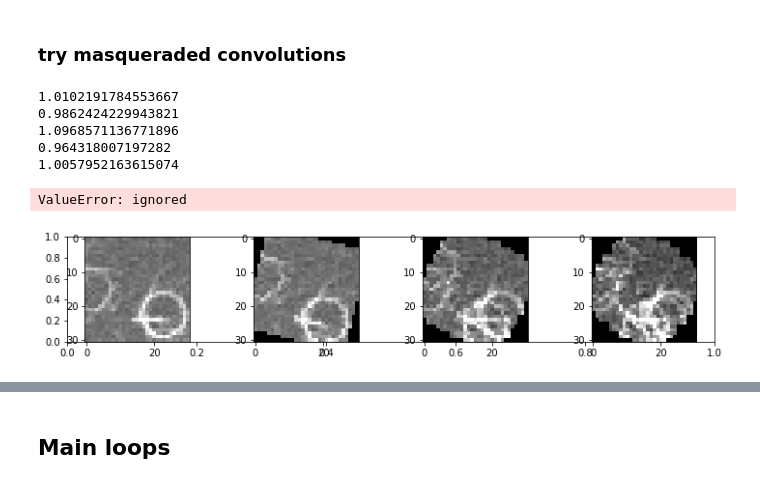
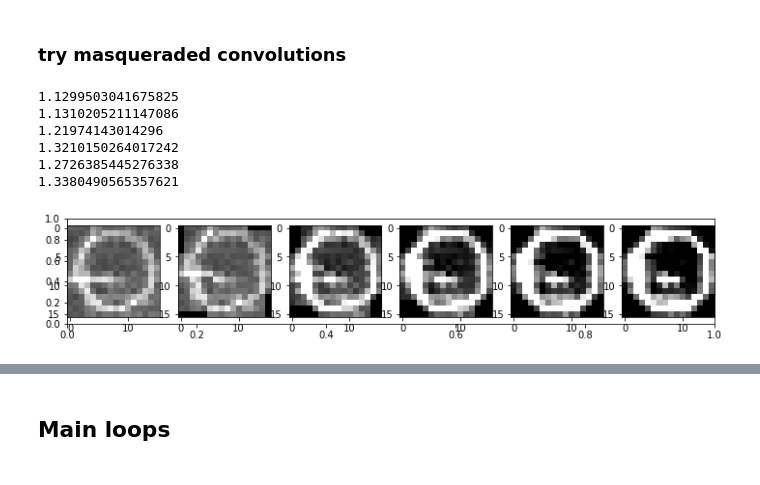
Before and after one commit to andrew-veriga/MathForML, a Jupyter notebook: ConvolutionalCoffieCircles.ipynb, the cells around one changed output, grey strips where cells are left out. Cells and saved outputs as stored; diff of their text form; code cells hidden in the pictures.

```diff
--- a/ConvolutionalCoffieCircles.ipynb
+++ b/ConvolutionalCoffieCircles.ipynb
@@ -426,9 +426,9 @@ ImageSize=Image.shape
 # def mask_conv(size):
   size=16
   ImageSize=[120,170]
-  _angle = np.pi / 12
+  _angle = np.pi / 18
 # def RotateConv(_box,_angle):
-  size = _box.shape[0]
+  # size = _box.shape[0]
   center = np.array([size//2,size//2],dtype=np.int)
   # matrix transformation prepare
   coords = np.indices((size, size)).reshape(2, -1)
@@ -461,11 +461,12 @@ ImageSize=Image.shape
   mask_size = _mask.shape[0]
 
   # add padding
-  pad_size = mask_size // 2
-  horisontal_pad = np.random.rand(ImageSize[0], pad_size)#, dtype=np.float64)
-  vertical_pad = np.random.rand(pad_size, ImageSize[1]+pad_size*2)#, dtype=np.float64)
-  a = np.hstack((horisontal_pad, Image[:ImageSize[0],:ImageSize[1]], horisontal_pad))
-  a = np.vstack((vertical_pad, a, vertical_pad))
+  # pad_size = mask_size // 2
+  # horisontal_pad = np.random.rand(ImageSize[0], pad_size)#, dtype=np.float64)
+  # vertical_pad = np.random.rand(pad_size, ImageSize[1]+pad_size*2)#, dtype=np.float64)
+  # a = np.hstack((horisontal_pad, Image[:ImageSize[0],:ImageSize[1]], horisontal_pad))
+  # a = np.vstack((vertical_pad, a, vertical_pad))
+  a=Image[:ImageSize[0],:ImageSize[1]]
   #make strides
   sub_shape = (_mask.shape)
   view_shape = (ImageSize[0],ImageSize[1], sub_shape[0] , sub_shape[1] )
@@ -487,51 +488,51 @@ ImageSize=Image.shape
   cnt=4
   fig, ax = plt.subplots(figsize=(2*(cnt+2),2))
 
-  ax = fig.add_subplot(1,cnt,1)
+  ax = fig.add_subplot(1,cnt+2,1)
   ax.imshow(sub_matrices[50, 133], cmap=plt.get_cmap('gray'), vmin=0.5, vmax=1.5)
   new_matrices[:,:,y_old,x_old] = sub_matrices[:,:,y_new,x_new]
 
-  ax = fig.add_subplot(1,cnt,2)
+  ax = fig.add_subplot(1,cnt+2,2)
   ax.imshow(new_matrices[50, 133], cmap=plt.get_cmap('gray'), vmin=0.5, vmax=1.5)
 
   print ((brightness(new_matrices,_mask) / brightness(new_matrices,background))[50, 133])
   for i in range(cnt):
     new_matrices[:,:,y_old,x_old] = new_matrices[:,:,y_new,x_new]
     new_matrices=np.multiply(new_matrices, sub_matrices)
     print ((brightness(new_matrices,_mask) / brightness(new_matrices,background))[50, 133])
-    ax = fig.add_subplot(1,cnt,i+3)
+    ax = fig.add_subplot(1,cnt+2,i+3)
     ax.imshow(new_matrices[50, 133], cmap=plt.get_cmap('gray'), vmin=0.5, vmax=1.5)
   # save to dataframe
   # size_col = np.zeros(ImageSize)
   # size_col.fill(size)
 
   # df_data = np.array([
   #            size_col.T,
   #            brightness(sub_matrices,_mask).T,
   #            brightness(sub_matrices,background).T,
   #            np.var(sub_matrices[:,:,_mask],axis=-1).T,
   #            np.var(sub_matrices,axis=(-2,-1)).T,
   #            np.var(sub_matrices[:,:,background],axis=-1).T
   # ])
 
   # y_x=np.array([[[i,j] for j in range(ImageSize[1])] for i in range(ImageSize[0])])
   # df_data= np.concatenate([y_x, df_data.T],axis=-1)
   # axis0 = df_data.shape[0]*df_data.shape[1]
   # return np.reshape(df_data, (axis0,df_data.shape[2]))
 
   # m = (brightness(sub_matrices,_mask) / brightness(sub_matrices,background)) /np.var(sub_matrices[:,:,_mask],axis=-1)
 
   # ['size','x','y','ring brightness', 'back brightness', 'ring var','full var','back var']
 
   # return m
 # %% [output]
-1.0102191784553667
-0.9862424229943821
-1.0968571136771896
-0.964318007197282
-1.0057952163615074
+1.1299503041675825
+1.1310205211147086
+1.21974143014296
+1.3210150264017242
+1.2726385445276338
+1.3380490565357621
-ValueError: ignored
-[figure, old version]
+[figure, new version]
 # %%
 print(np.mean(sub_matrices,axis=(2,3))[1,2])
 print(sub_matrices[1,2,3,4])
```
Also changed, not shown: parts of 4 cells of this notebook.
